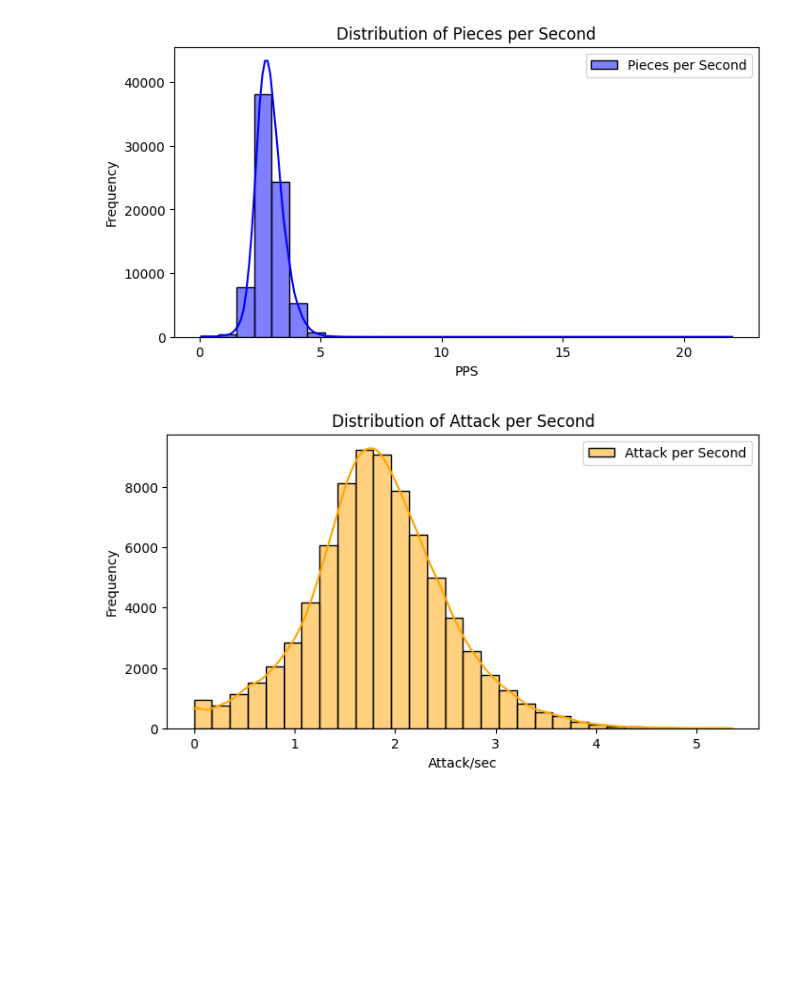
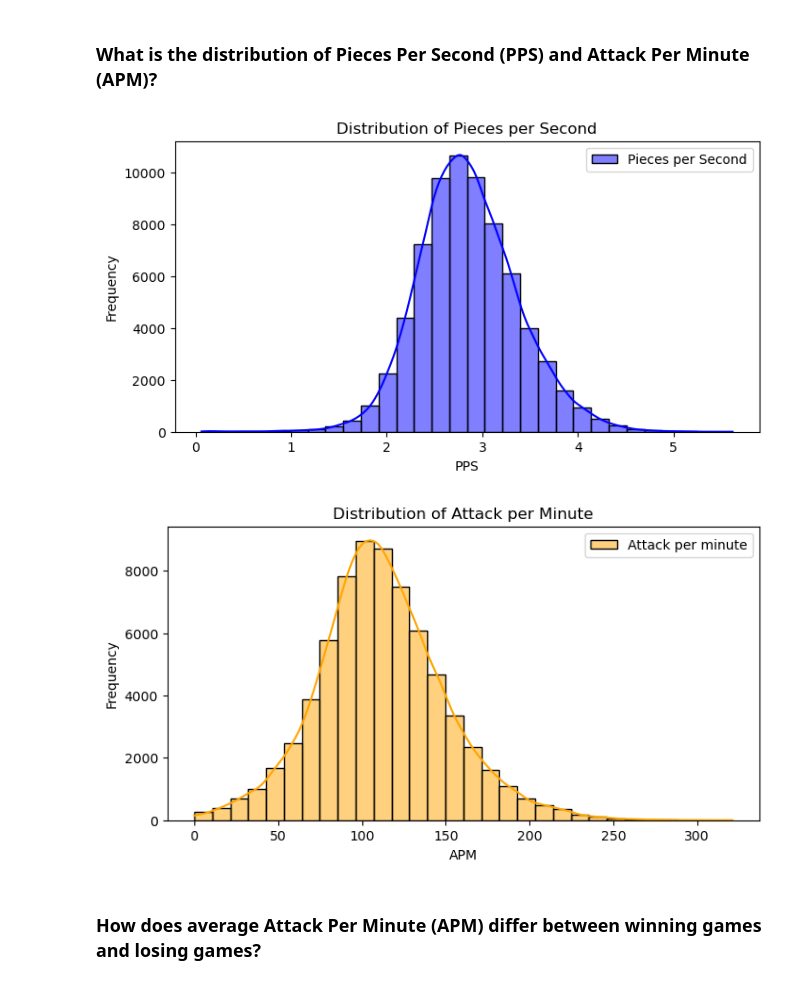
Before and after one commit to Solenad/tetrio-win-prediction, a Jupyter notebook: notebooks/02-eda.ipynb, the cells around one changed output. Cells and saved outputs as stored; diff of their text form; code cells hidden in the pictures; blank space fills up the shorter version.

Commit message:
feat: added second half of EDA

```diff
--- a/notebooks/02-eda.ipynb
+++ b/notebooks/02-eda.ipynb
@@ -4,6 +4,6 @@ import pandas as pd
 import matplotlib.pyplot as plt
 import seaborn as sns
 
-df = pd.read_csv("./data/data_processed.csv")
+df = pd.read_csv("../data/data_processed.csv")
 df.head()
 # %% [output]
@@ -76,23 +79,26 @@ plt.show()
+# %% [markdown]
+### What is the distribution of Pieces Per Second (PPS) and Attack Per Minute (APM)?
 # %%
-# Distribution of pieces per second (pps) and attack per second
 plt.figure(figsize=(8, 4))
 sns.histplot(df["pps"], kde=True, color="blue", bins=30, label="Pieces per Second")
 plt.title("Distribution of Pieces per Second")
 plt.xlabel("PPS")
 plt.ylabel("Frequency")
 plt.legend()
 plt.show()
 
 plt.figure(figsize=(8, 4))
 sns.histplot(
-    df["attack_per_sec"], kde=True, color="orange", bins=30, label="Attack per Second"
+    df["apm"], kde=True, color="orange", bins=30, label="Attack per minute"
 )
-plt.title("Distribution of Attack per Second")
-plt.xlabel("Attack/sec")
+plt.title("Distribution of Attack per Minute")
+plt.xlabel("APM")
 plt.ylabel("Frequency")
 plt.legend()
 plt.show()
 # %% [output]
-[figure, old version]
+[figure, new version]
-[figure, old version]
+[figure, new version]
+# %% [markdown]
+### How does average Attack Per Minute (APM) differ between winning games and losing games?
 # %%
```
Also changed, not shown: parts of 21 cells of this notebook.
